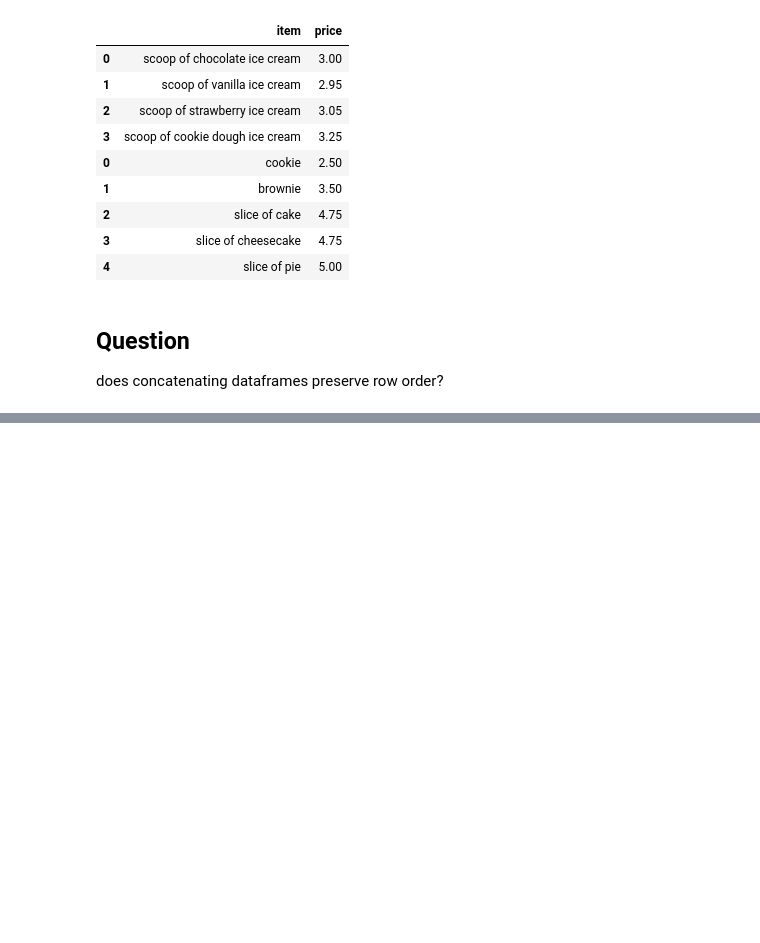
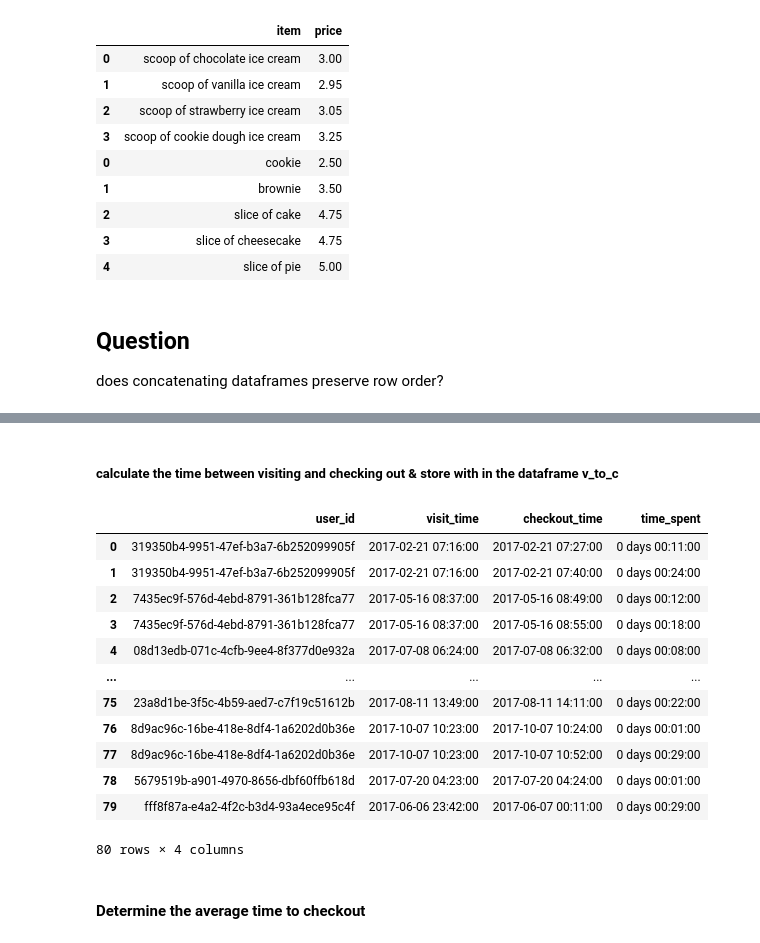
Before and after one commit to SantoshCollabDev/pandas, a Jupyter notebook: MultipleDataFrames.ipynb, the cells around one changed output, grey strips where cells are left out. Drawn from its saved outputs; the diff is of its cells as text; code cells hidden in the pictures; blank space fills up the shorter version.

Commit message:
merge(), concat(), 'outer','left','right', parse_dates

```diff
--- a/MultipleDataFrames.ipynb
+++ b/MultipleDataFrames.ipynb
@@ -1045,0 +1123,4 @@ will result in having the dataframe df1 on top of itself with all rows duplicate
+# %%
+# dayfirst=True --- to spcify that date format of visit time has 'day' as first compoenent -- ex: 21-02-2017 07:16
+
+visits = pd.read_csv(r'visits.csv', parse_dates=[1], dayfirst=True)
@@ -1045,0 +1145,2 @@ will result in having the dataframe df1 on top of itself with all rows duplicate
+# %%
+checkouts = pd.read_csv(r'checkouts.csv', parse_dates=[1], dayfirst=True )
@@ -1045,0 +1165,2 @@ will result in having the dataframe df1 on top of itself with all rows duplicate
+# %%
+v_to_c = pd.merge(visits, checkouts)
@@ -1045,0 +1193,22 @@ will result in having the dataframe df1 on top of itself with all rows duplicate
+# %% [markdown]
+##### calculate the time between visiting and checking out  & store with in the dataframe v_to_c
+# %%
+v_to_c['time_spent'] = v_to_c['checkout_time'] - v_to_c['visit_time']
+# %%
+v_to_c
+# %% [output]
+|  | user_id | visit_time | checkout_time | time_spent |
+| 0 | 319350b4-9951-47ef-b3a7-6b252099905f | 2017-02-21 07:16:00 | 2017-02-21 07:27:00 | 0 days 00:11:00 |
+| 1 | 319350b4-9951-47ef-b3a7-6b252099905f | 2017-02-21 07:16:00 | 2017-02-21 07:40:00 | 0 days 00:24:00 |
+| 2 | 7435ec9f-576d-4ebd-8791-361b128fca77 | 2017-05-16 08:37:00 | 2017-05-16 08:49:00 | 0 days 00:12:00 |
+| 3 | 7435ec9f-576d-4ebd-8791-361b128fca77 | 2017-05-16 08:37:00 | 2017-05-16 08:55:00 | 0 days 00:18:00 |
+| 4 | 08d13edb-071c-4cfb-9ee4-8f377d0e932a | 2017-07-08 06:24:00 | 2017-07-08 06:32:00 | 0 days 00:08:00 |
+| ... | ... | ... | ... | ... |
+| 75 | 23a8d1be-3f5c-4b59-aed7-c7f19c51612b | 2017-08-11 13:49:00 | 2017-08-11 14:11:00 | 0 days 00:22:00 |
+| 76 | 8d9ac96c-16be-418e-8df4-1a6202d0b36e | 2017-10-07 10:23:00 | 2017-10-07 10:24:00 | 0 days 00:01:00 |
+| 77 | 8d9ac96c-16be-418e-8df4-1a6202d0b36e | 2017-10-07 10:23:00 | 2017-10-07 10:52:00 | 0 days 00:29:00 |
+| 78 | 5679519b-a901-4970-8656-dbf60ffb618d | 2017-07-20 04:23:00 | 2017-07-20 04:24:00 | 0 days 00:01:00 |
+| 79 | fff8f87a-e4a2-4f2c-b3d4-93a4ece95c4f | 2017-06-06 23:42:00 | 2017-06-07 00:11:00 | 0 days 00:29:00 |
+80 rows × 4 columns
+# %% [markdown]
+#### Determine the average time to checkout
```
Also changed, not shown: parts of 19 cells of this notebook.
